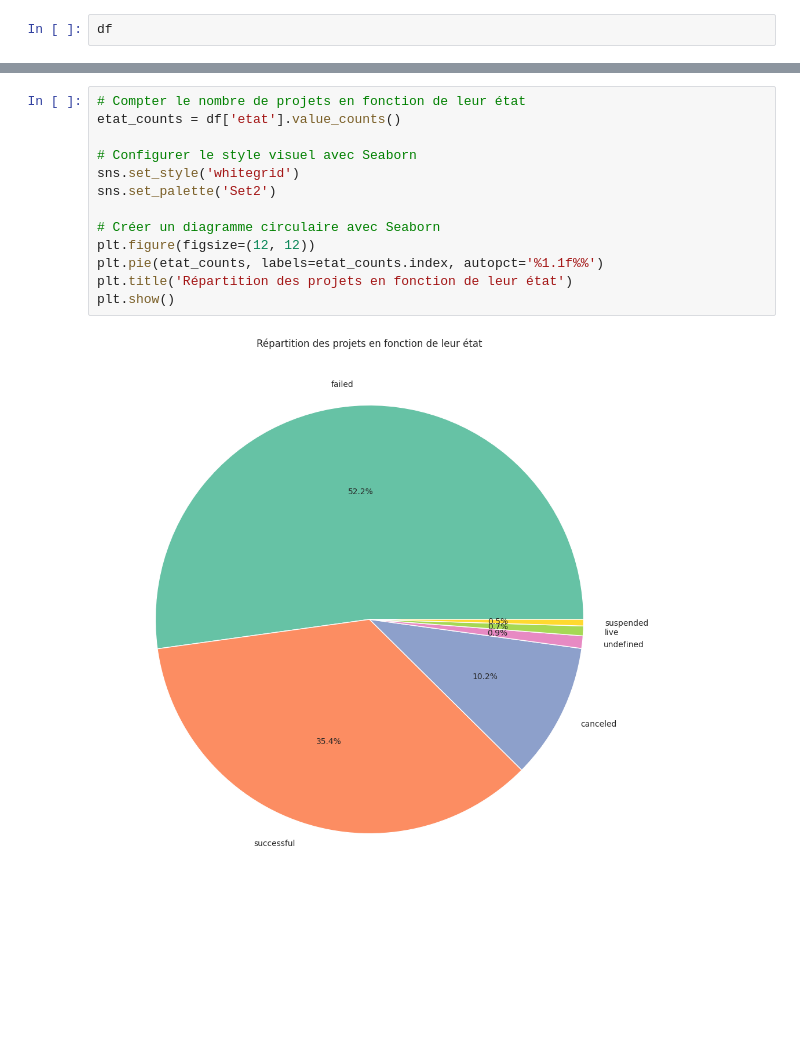
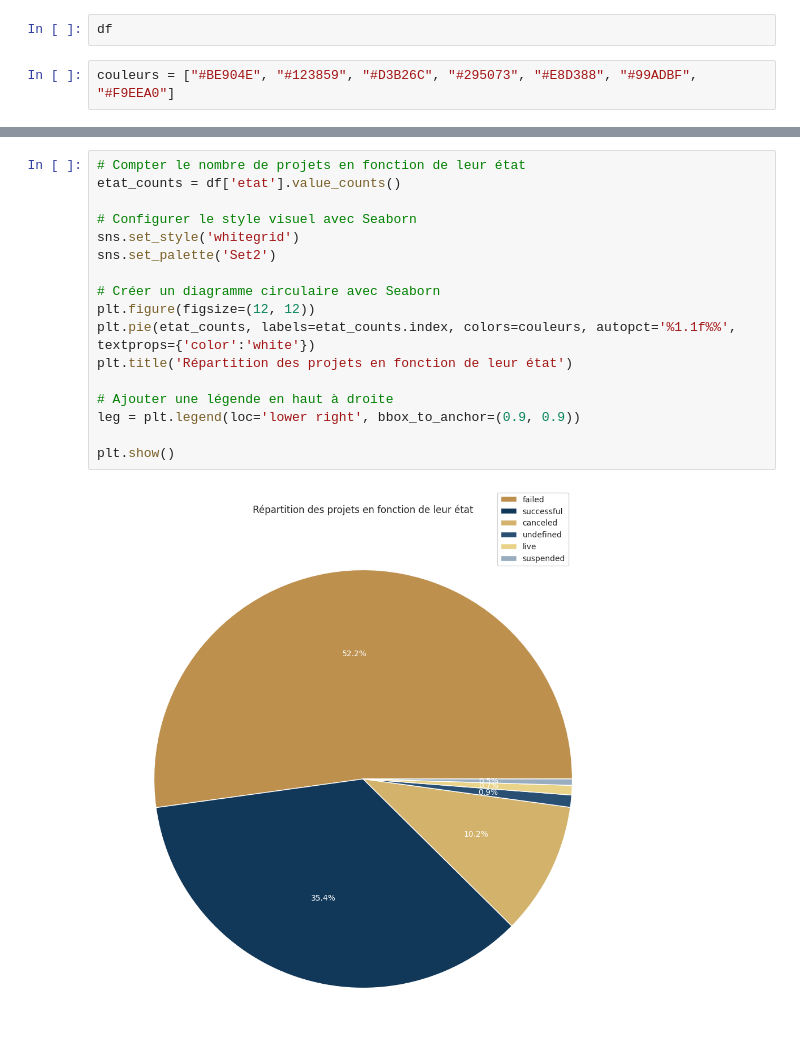
Before and after one commit to TheoKoess/Financement, a Jupyter notebook: Projet_Moreau.ipynb, the cells around one changed output, grey strips where cells are left out. Saved outputs shown, nothing was run; the diff lists cells and outputs as text; blank space fills up the shorter version.

```diff
--- a/Projet_Moreau.ipynb
+++ b/Projet_Moreau.ipynb
@@ -10,6 +11,8 @@ import seaborn as sns
 df = pd.read_csv("/content/drive/MyDrive/financement.csv", sep=";")
 # %%
 df
+# %%
+couleurs = ["#BE904E", "#123859", "#D3B26C", "#295073", "#E8D388", "#99ADBF", "#F9EEA0"]
 # %%
 # Calculer les montants moyens par catégorie
 montant_moyen = df.groupby("categorie")["promesse"].mean()
@@ -48,15 +51,19 @@ plt.show()
 # %%
 # Compter le nombre de projets en fonction de leur état
 etat_counts = df['etat'].value_counts()
 
 # Configurer le style visuel avec Seaborn
 sns.set_style('whitegrid')
 sns.set_palette('Set2')
 
 # Créer un diagramme circulaire avec Seaborn
 plt.figure(figsize=(12, 12))
-plt.pie(etat_counts, labels=etat_counts.index, autopct='%1.1f%%')
+plt.pie(etat_counts, labels=etat_counts.index, colors=couleurs, autopct='%1.1f%%', textprops={'color':'white'})
 plt.title('Répartition des projets en fonction de leur état')
+
+# Ajouter une légende en haut à droite
+leg = plt.legend(loc='lower right', bbox_to_anchor=(0.9, 0.9))
+
 plt.show()
 # %% [output]
-[figure, old version]
+[figure, new version]
```
Also changed, not shown: parts of 2 cells of this notebook.
